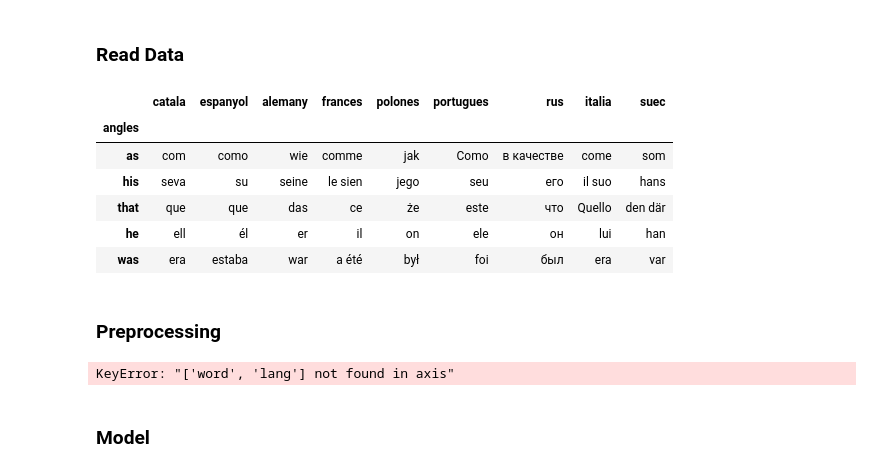
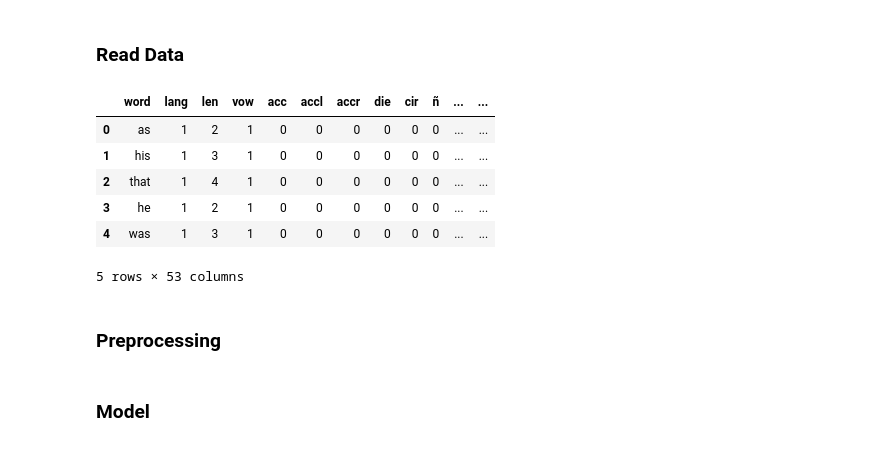
Before and after one commit to jsalisburyv/Machine-Learning, a Jupyter notebook: Practica1/jonathan.ipynb, the cells around one changed output. Drawn from its saved outputs; the diff is of its cells as text; code cells hidden in the pictures.

```diff
--- a/Practica1/jonathan.ipynb
+++ b/Practica1/jonathan.ipynb
@@ -8,16 +8,16 @@ import seaborn as sns
 # %% [markdown]
 ### Read Data
 # %%
-df = pd.read_csv('data/data3.csv', index_col=0)
+df = pd.read_csv('data/final.csv', index_col=0)
 df.head()
 # %% [output]
-|  | catala | espanyol | alemany | frances | polones | portugues | rus | italia | suec |
-| angles |  |  |  |  |  |  |  |  |  |
-| as | com | como | wie | comme | jak | Como | в качестве | come | som |
-| his | seva | su | seine | le sien | jego | seu | его | il suo | hans |
-| that | que | que | das | ce | że | este | что | Quello | den där |
-| he | ell | él | er | il | on | ele | он | lui | han |
-| was | era | estaba | war | a été | był | foi | был | era | var |
+|  | word | lang | len | vow | acc | accl | accr | die | cir | ñ | ... | ... |
+| 0 | as | 1 | 2 | 1 | 0 | 0 | 0 | 0 | 0 | 0 | ... | ... |
+| 1 | his | 1 | 3 | 1 | 0 | 0 | 0 | 0 | 0 | 0 | ... | ... |
+| 2 | that | 1 | 4 | 1 | 0 | 0 | 0 | 0 | 0 | 0 | ... | ... |
+| 3 | he | 1 | 2 | 1 | 0 | 0 | 0 | 0 | 0 | 0 | ... | ... |
+| 4 | was | 1 | 3 | 1 | 0 | 0 | 0 | 0 | 0 | 0 | ... | ... |
+5 rows × 53 columns
 # %% [markdown]
 ### Preprocessing
 # %%
@@ -28,8 +28,6 @@ from sklearn.decomposition import PCA
 # Separate features from target
 X = df.drop(['word', 'lang'], axis=1)
 y = df['lang']
-# %% [output]
-KeyError: "['word', 'lang'] not found in axis"
 # %%
 # Split data for training and testing
 X_train, X_test, y_train, y_test = train_test_split(X, y, test_size=0.2, random_state=43) # try different test_size
```
Also changed, not shown: parts of 1 cell of this notebook, 8 other files.
